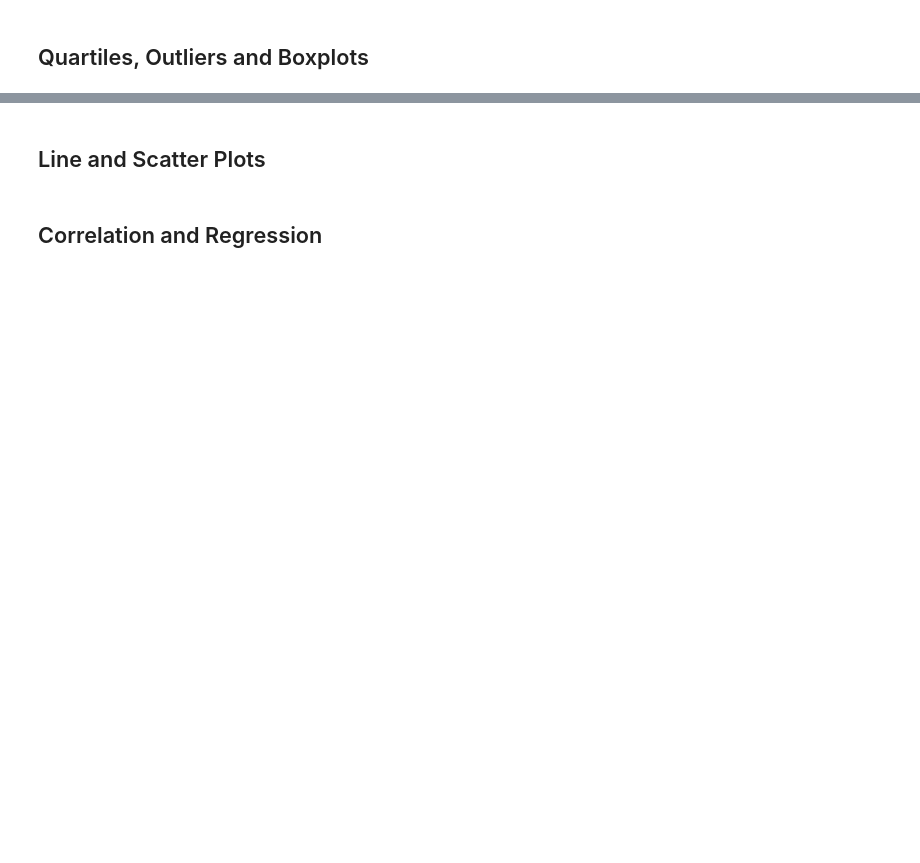
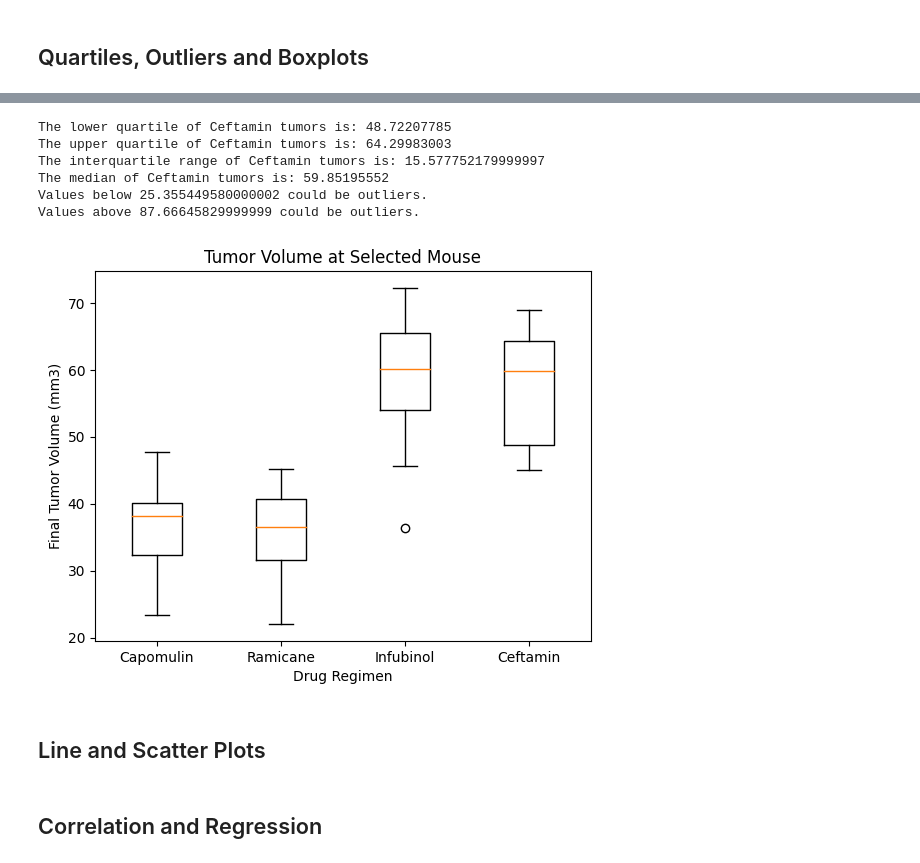
Before and after one commit to TarekHafza/data_visualization, a Jupyter notebook: Starter/pymaceuticals_starter.ipynb, the cells around one changed output, grey strips where cells are left out. Drawn from its saved outputs; the diff is of its cells as text; code cells hidden in the pictures; blank space fills up the shorter version.

```diff
--- a/Starter/pymaceuticals_starter.ipynb
+++ b/Starter/pymaceuticals_starter.ipynb
@@ -173,0 +272,5 @@ summary_agg
+# %%
+Infubinol_last = Infubinol_df.groupby('Mouse ID').max()['Timepoint']
+Infubinol_vol = pd.DataFrame(Infubinol_last)
+Infubinol_merge = pd.merge(Infubinol_vol, clean_df, on=("Mouse ID","Timepoint"),how="left")
+Infubinol_merge.head()
@@ -173,0 +312,5 @@ summary_agg
+# %%
+Ceftamin_last = Ceftamin_df.groupby('Mouse ID').max()['Timepoint']
+Ceftamin_vol = pd.DataFrame(Ceftamin_last)
+Ceftamin_merge = pd.merge(Ceftamin_vol, clean_df, on=("Mouse ID","Timepoint"),how="left")
+Ceftamin_merge.head()
@@ -174,3 +324,44 @@ summary_agg
+# %%
+# Calculate the IQR of Ceftamine and quantitatively determine if there are any potential outliers.
+
+Ceftamin_tumors = Ceftamin_merge["Tumor Volume (mm3)"]
+
+quartiles =Ceftamin_tumors.quantile([.25,.5,.75])
+lowerq = quartiles[0.25]
+upperq = quartiles[0.75]
+iqr = upperq-lowerq
+
+
+print(f"The lower quartile of Ceftamin tumors is: {lowerq}")
+print(f"The upper quartile of Ceftamin tumors is: {upperq}")
+print(f"The interquartile range of Ceftamin tumors is: {iqr}")
+print(f"The median of Ceftamin tumors is: {quartiles[0.5]} ")
+
+lower_bound = lowerq - (1.5*iqr)
+upper_bound = upperq + (1.5*iqr)
+
+print(f"Values below {lower_bound} could be outliers.")
+print(f"Values above {upper_bound} could be outliers.")
+# %% [output]
+The lower quartile of Ceftamin tumors is: 48.72207785
+The upper quartile of Ceftamin tumors is: 64.29983003
+The interquartile range of Ceftamin tumors is: 15.577752179999997
+The median of Ceftamin tumors is: 59.85195552
+Values below 25.355449580000002 could be outliers.
+Values above 87.66645829999999 could be outliers.
+# %%
+# Generate a box plot that shows the distrubution of the tumor volume for each treatment group.
+data_to_plot = [Capomulin_tumors, Ramicane_tumors, Infubinol_tumors, Ceftamin_tumors]
+Regimen = ['Capomulin', 'Ramicane', 'Infubinol','Ceftamin']
+#data_to_plot=data_to_plot.values
+fig1, ax1 = plt.subplots()
+ax1.set_title('Tumor Volume at Selected Mouse')
+ax1.set_ylabel('Final Tumor Volume (mm3)')
+ax1.set_xlabel('Drug Regimen')
+ax1.boxplot(data_to_plot, labels=Regimen, widths = 0.4, vert=True)
+plt.show()
+# %% [output]
+[figure, added]
 # %% [markdown]
 ## Line and Scatter Plots
 # %%
```
Also changed, not shown: parts of 15 cells of this notebook, 1 other file.
